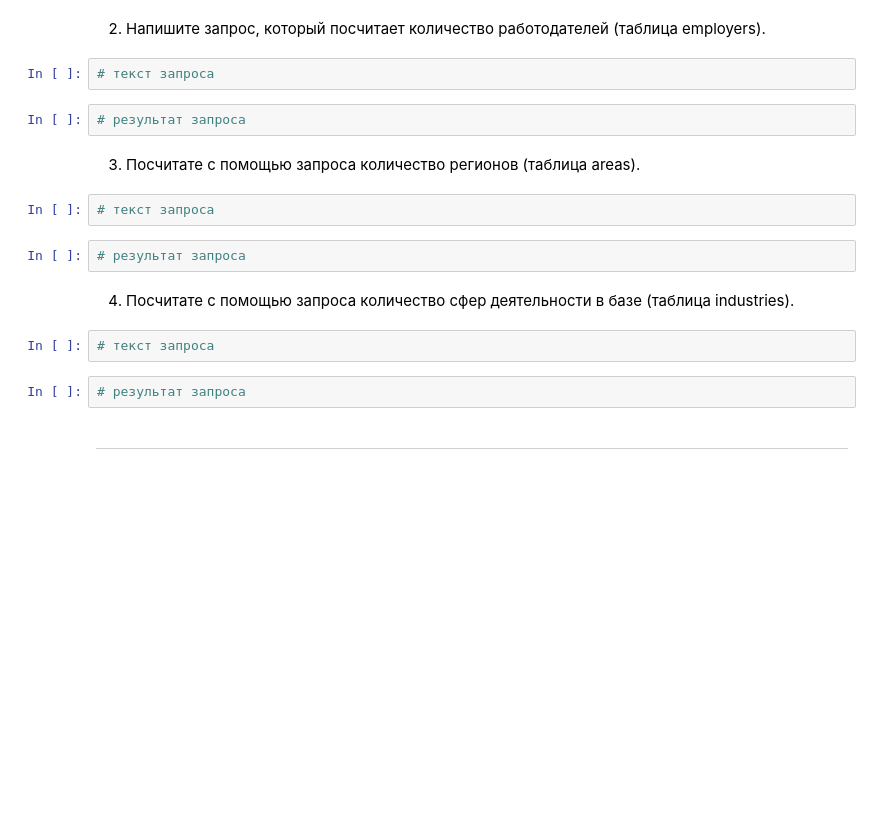
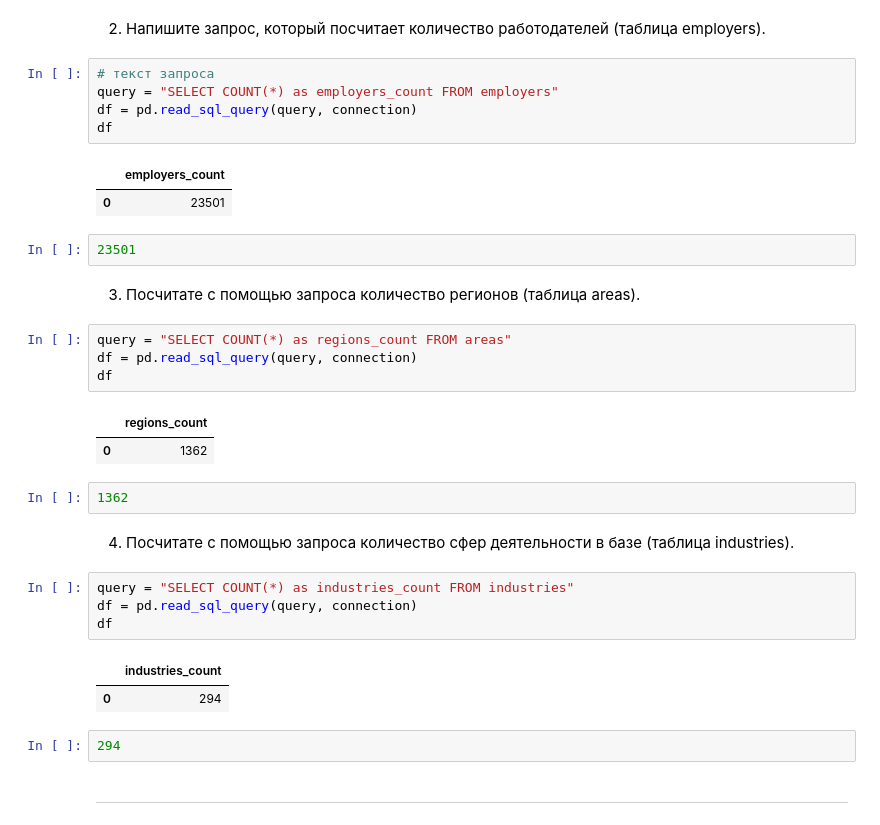
Before and after one commit to yogiki/LernProject_SF, a Jupyter notebook: SF_Exam_3/Project_2_Ноутбук_шаблон.ipynb, the cells around one changed output. Saved outputs shown, nothing was run; the diff lists cells and outputs as text; blank space fills up the shorter version.

```diff
--- a/SF_Exam_3/Project_2_Ноутбук_шаблон.ipynb
+++ b/SF_Exam_3/Project_2_Ноутбук_шаблон.ipynb
@@ -42,20 +42,36 @@ df
 2. Напишите запрос, который посчитает количество работодателей (таблица employers).
 # %%
 # текст запроса
+query = "SELECT COUNT(*) as employers_count FROM employers"
+df = pd.read_sql_query(query, connection)
+df
+# %% [output]
+|  | employers_count |
+| 0 | 23501 |
 # %%
-# результат запроса
+23501
 # %% [markdown]
 3. Посчитате с помощью запроса количество регионов (таблица areas).
 # %%
-# текст запроса
+query = "SELECT COUNT(*) as regions_count FROM areas"
+df = pd.read_sql_query(query, connection)
+df
+# %% [output]
+|  | regions_count |
+| 0 | 1362 |
 # %%
-# результат запроса
+1362
 # %% [markdown]
 4. Посчитате с помощью запроса количество сфер деятельности в базе (таблица industries).
 # %%
-# текст запроса
+query = "SELECT COUNT(*) as industries_count FROM industries"
+df = pd.read_sql_query(query, connection)
+df
+# %% [output]
+|  | industries_count |
+| 0 | 294 |
 # %%
-# результат запроса
+294
 # %% [markdown]
 ***
 # %%
```
Also changed, not shown: parts of 10 cells of this notebook.
